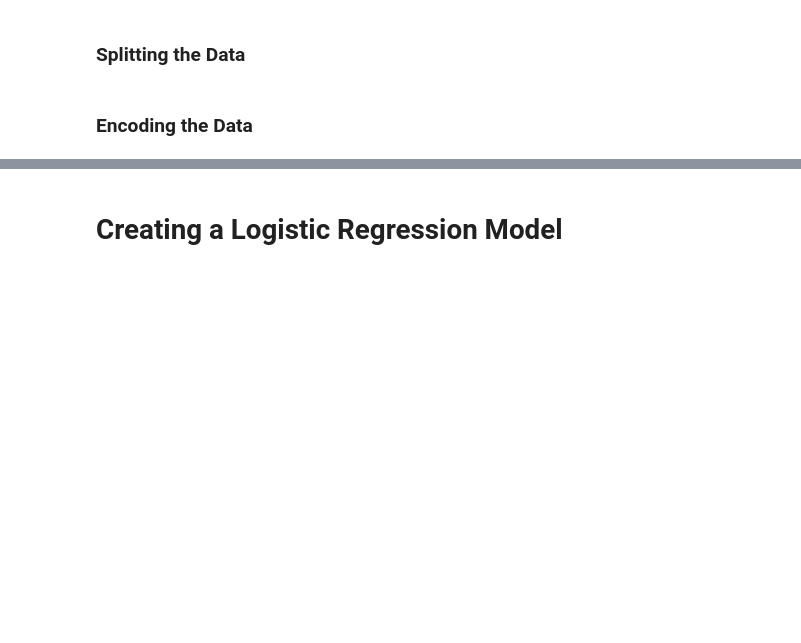
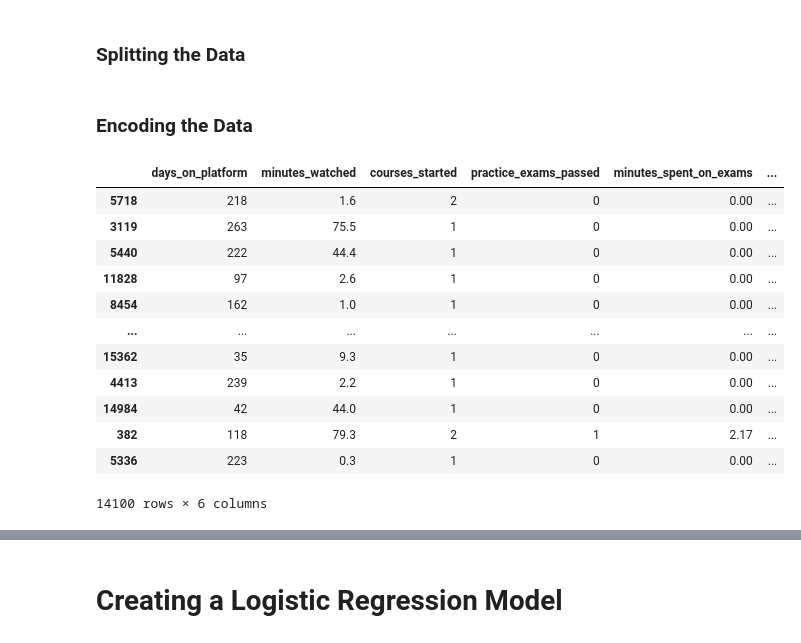
Before and after one commit to Numann-Malik/Classification, a Jupyter notebook: Machine Learning Project.ipynb, the cells around one changed output, grey strips where cells are left out. Cells and saved outputs as stored; diff of their text form; code cells hidden in the pictures; blank space fills up the shorter version.

```diff
--- a/Machine Learning Project.ipynb
+++ b/Machine Learning Project.ipynb
@@ -58,0 +148,3 @@ sns.kdeplot(data = data, x='minutes_spent_on_exams', ax=axes[2,1])
+# %%
+# Replace NaN values with the country code of Namibia
+data_no_mult['student_country'].fillna('NAM', inplace=True)
@@ -59,4 +162,29 @@ sns.kdeplot(data = data, x='minutes_spent_on_exams', ax=axes[2,1])
 # %% [markdown]
 ### Splitting the Data
+# %%
+X = data_no_mult.drop(columns=['purchased'])
+y = data_no_mult['purchased']
+X_train, X_test, y_train, y_test = train_test_split(X, y, test_size=0.2, random_state=365, stratify=y)
 # %% [markdown]
 ### Encoding the Data
+# %%
+enc = OrdinalEncoder(handle_unknown='use_encoded_value', unknown_value=170)
+# %%
+X_train['student_country_enc'] = enc.fit_transform(X_train['student_country'].to_numpy().reshape(-1, 1));
+# %%
+X_train.drop('student_country', axis=1, inplace=True)
+X_train
+# %% [output]
+|  | days_on_platform | minutes_watched | courses_started | practice_exams_passed | minutes_spent_on_exams | ... |
+| 5718 | 218 | 1.6 | 2 | 0 | 0.00 | ... |
+| 3119 | 263 | 75.5 | 1 | 0 | 0.00 | ... |
+| 5440 | 222 | 44.4 | 1 | 0 | 0.00 | ... |
+| 11828 | 97 | 2.6 | 1 | 0 | 0.00 | ... |
+| 8454 | 162 | 1.0 | 1 | 0 | 0.00 | ... |
+| ... | ... | ... | ... | ... | ... | ... |
+| 15362 | 35 | 9.3 | 1 | 0 | 0.00 | ... |
+| 4413 | 239 | 2.2 | 1 | 0 | 0.00 | ... |
+| 14984 | 42 | 44.0 | 1 | 0 | 0.00 | ... |
+| 382 | 118 | 79.3 | 2 | 1 | 2.17 | ... |
+| 5336 | 223 | 0.3 | 1 | 0 | 0.00 | ... |
+14100 rows × 6 columns
```
Also changed, not shown: parts of 16 cells of this notebook.
